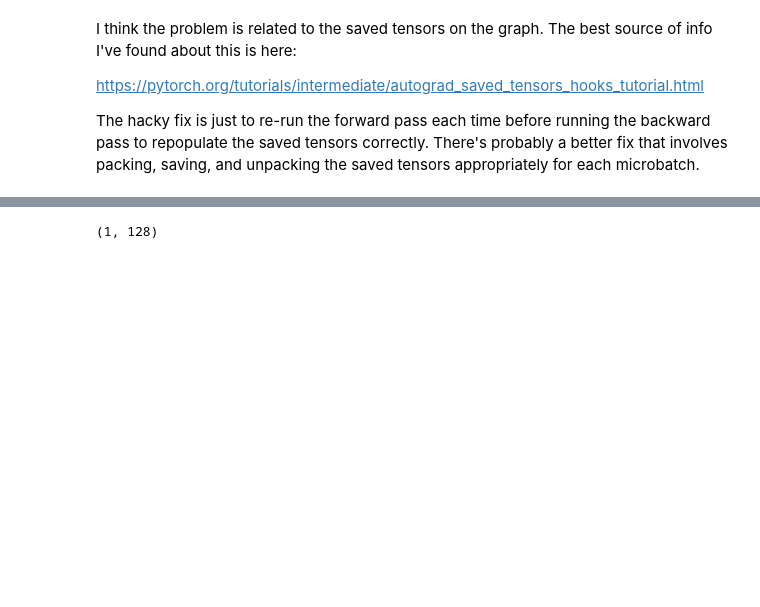
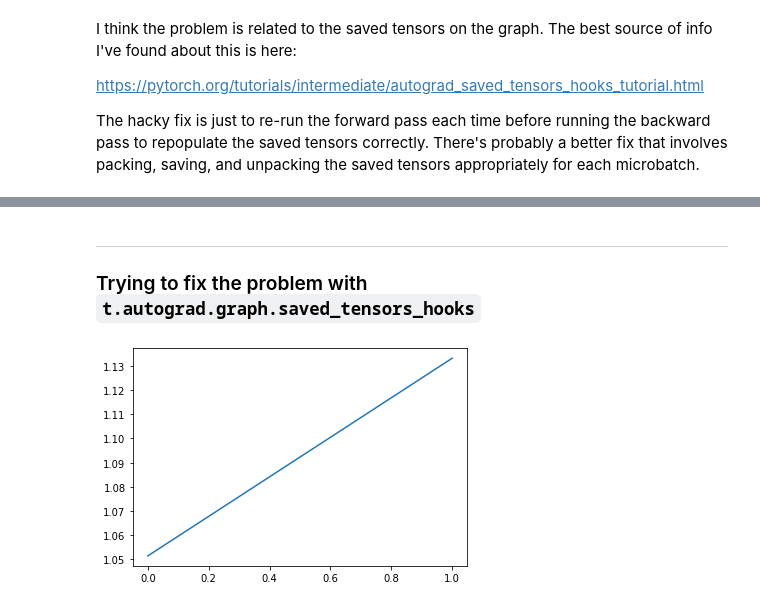
Before and after one commit to tamera-lanham/mlab, a Jupyter notebook: days/w3d1/refactor/reproduce-bug.ipynb, the cells around one changed output, grey strips where cells are left out. Cells and saved outputs as stored; diff of their text form; code cells hidden in the pictures; blank space fills up the shorter version.

```diff
--- a/days/w3d1/refactor/reproduce-bug.ipynb
+++ b/days/w3d1/refactor/reproduce-bug.ipynb
@@ -1,30 +6,26 @@
 # %%
 import torch as t
 
-model = t.nn.Sequential(t.nn.Linear(16, 128), t.nn.ReLU(), t.nn.Linear(128, 16))
-
-batch_size, n_batches = 10, 2
-data_batches = [t.randn((batch_size, 16)) for _ in range(n_batches)]
+init_model = lambda: t.nn.Sequential(t.nn.Linear(16, 128), t.nn.ReLU(), t.nn.Linear(128, 16))
+data = lambda n_batches: [t.randn((32, 16)) for _ in range(n_batches)]
 
 ############### Forward pass ###############
 
-stored_outputs = {}
+model = init_model()
+data_batches = data(n_batches = 2)
 
+stored_outputs = []
 for i, inputs in enumerate(data_batches):
-    outputs = model(inputs)
-    stored_outputs[i] = outputs
+    stored_outputs.append(model(inputs))
 
-############## Backwards pass ##############
+############### Backward pass ##############
 
 loss_fn = t.nn.MSELoss()
 optimizer = t.optim.SGD(model.parameters(), 0.1)
 
 for i, targets in enumerate(data_batches):
     optimizer.zero_grad()
-
     outputs = stored_outputs[i]
-
     loss = loss_fn(targets, outputs)
-
     loss.backward()
     optimizer.step()
@@ -67,6 +44,0 @@ tensor([[-0.7427,  0.5930,  2.7530,  0.3157,  0.5558, -0.7625, -0.5604, -0.6728,
-# %%
-# Here's some more lingering saved data
-f = loss.grad_fn.next_functions[1][0]
-f._saved_mat2_strides
-# %% [output]
-(1, 128)
@@ -72,0 +48,52 @@ f._saved_mat2_strides
+# %% [markdown]
+---
+
+### Trying to fix the problem with `t.autograd.graph.saved_tensors_hooks`
+# %%
+import matplotlib.pyplot as plt
+
+pack_order, unpack_order = {}, {}
+storage = []
+def pack(x):
+    storage.append(x)
+    pack_order.append(len(storage) - 1)
+    return len(storage) - 1
+
+def unpack(x):
+    unpack_order.append(x)
+    return storage[x]
+
+############### Forward pass ###############
+
+model = init_model()
+model_state = model.state_dict()
+
+model = init_model()
+model.load_state_dict(model_state) # Weird that this needs to happen but ok
+
+data_batches = data(n_batches = 2)
+
+stored_outputs = {}
+for i, inputs in enumerate(data_batches):
+    with t.autograd.graph.saved_tensors_hooks(pack, unpack): # This is the new line
+        outputs = model(inputs)
+    stored_outputs[i] = outputs
+
+############### Backward pass ##############
+
+loss_fn = t.nn.MSELoss()
+optimizer = t.optim.SGD(model.parameters(), 0.1)
+losses = []
+
+for i, targets in enumerate(data_batches):
+    optimizer.zero_grad()
+    outputs = stored_outputs[i]
+    with t.autograd.graph.saved_tensors_hooks(pack, unpack):
+        loss = loss_fn(targets, outputs)
+    loss.backward()
+    optimizer.step()
+    losses.append(loss.detach())
+
+plt.plot(losses); # No error, but it doesn't seem to be training either
+# %% [output]
+[figure, added]
```
Also changed, not shown: parts of 22 cells of this notebook.
